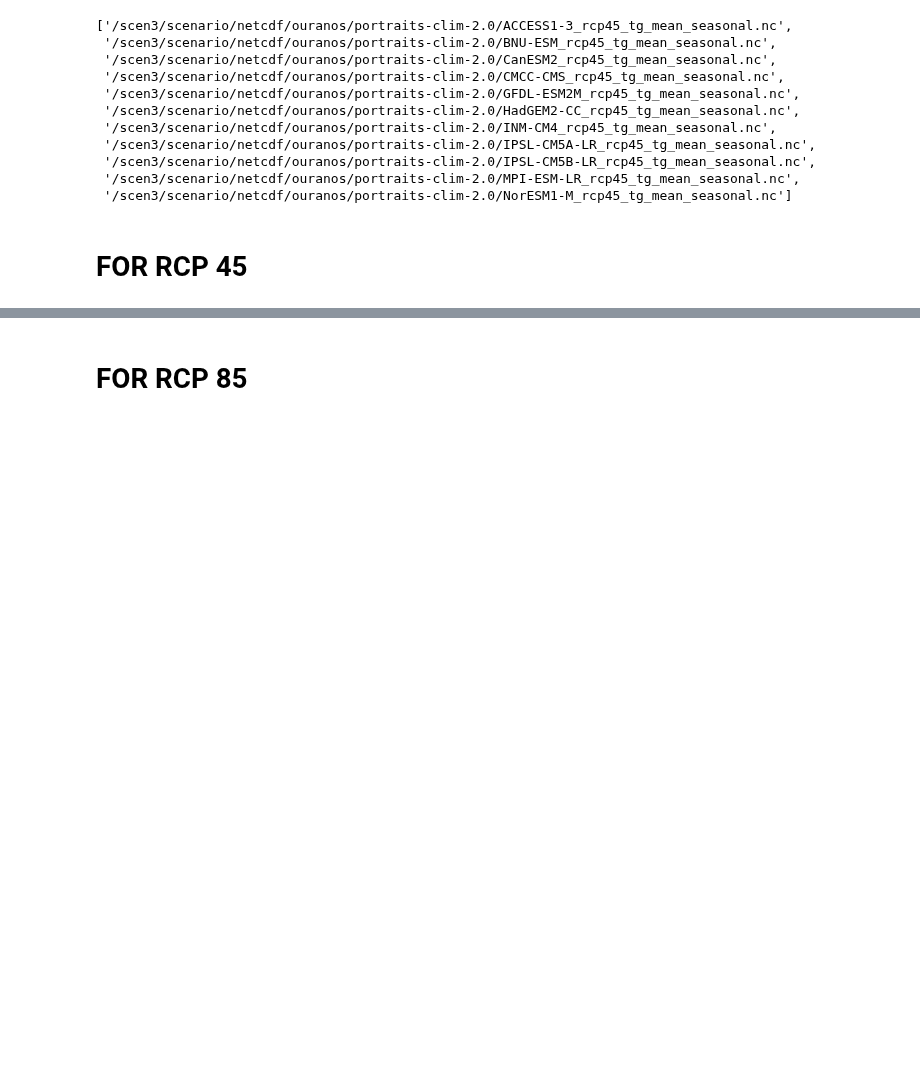
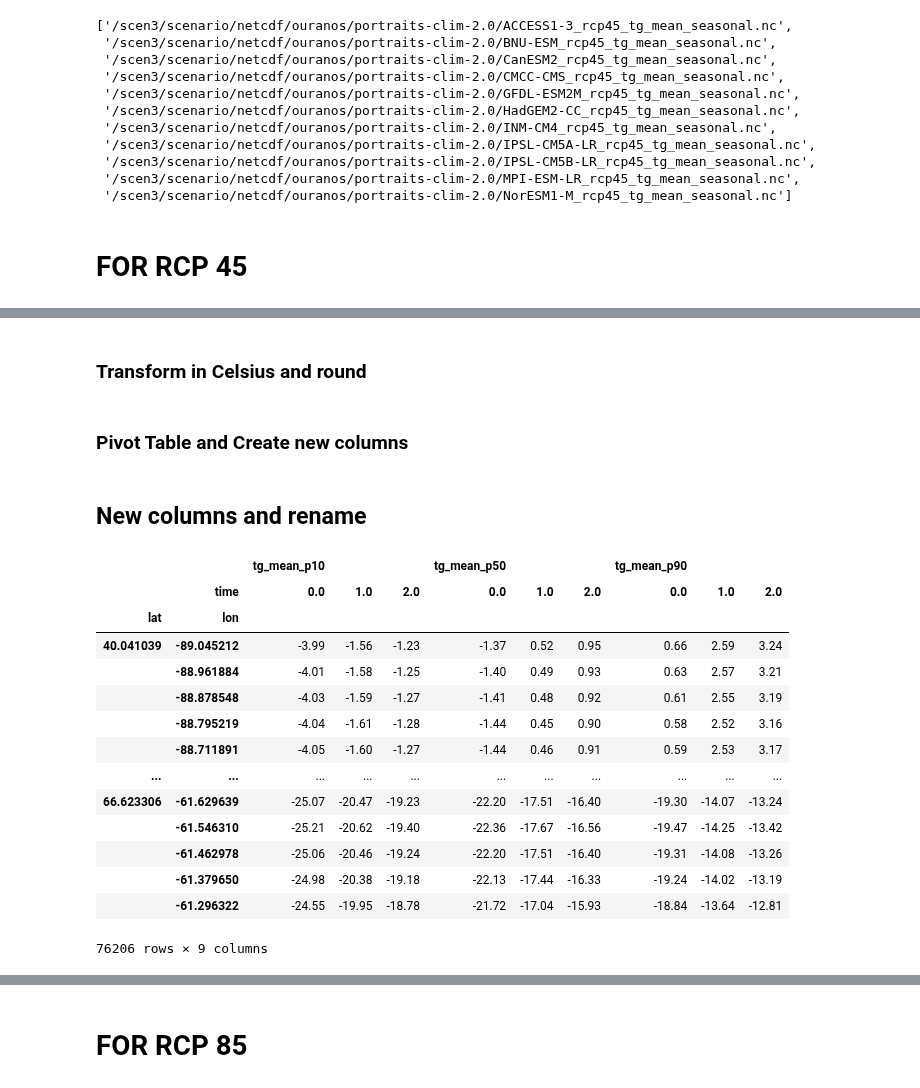
Before and after one commit to marinalopez2110/FistTemplateClimPort, a Jupyter notebook: GeoJson Maps Xclim tg_mean seasonal all regions.ipynb, the cells around one changed output, grey strips where cells are left out. Drawn from its saved outputs; the diff is of its cells as text; code cells hidden in the pictures; blank space fills up the shorter version.

```diff
--- a/GeoJson Maps Xclim tg_mean seasonal all regions.ipynb
+++ b/GeoJson Maps Xclim tg_mean seasonal all regions.ipynb
@@ -307,0 +90,4 @@ df45f
+# %%
+df45 = perc45.to_dataframe()
+df452 = df.reset_index()
+df453 = df2.loc[df2["realization"] == 0].dropna()
@@ -307,0 +100,6 @@ df45f
+# %%
+year_groups = {y:0 for y in range(1980,2011)}
+year_groups.update({y:1 for y in range(2041,2071)})
+year_groups.update({y:2 for y in range(2071,2101)})
+dfp = df453.groupby([df453.time.dt.year.map(year_groups), "lat","lon", "realization"]).mean()
+dfp452 =  dfp.reset_index()
@@ -307,0 +111,39 @@ df45f
+# %% [markdown]
+### Transform in Celsius and round
+# %%
+df45C = dfp452.copy()
+df45C["tg_mean_p10"] = round(df45C["tg_mean_p10"] -273.15,2)
+df45C["tg_mean_p50"] = round(df45C["tg_mean_p50"] -273.15,2)
+df45C["tg_mean_p90"] = round(df45C["tg_mean_p90"] -273.15,2)
+#df45C
+# %% [markdown]
+### Pivot Table and Create new columns
+# %%
+Region1i45 = df45C.drop(columns=["realization"])
+#Region1i45
+# %% [markdown]
+## New columns and rename
+# %%
+df45f = Region1i45.pivot_table(index=["lat","lon"], columns="time")
+print ("DF pivoted")
+df45f.columns = ["winter_"+ year + "rcp45_p"+p
+                     for p in ["10", "50", "90"]
+                     for year in ["hist_","t2050_", "t2080_"]]
+print("Columns renamed")
+#df45f
+# %% [output]
+|  |  | tg_mean_p10 |  |  | tg_mean_p50 |  |  | tg_mean_p90 |  |  |
+|  | time | 0.0 | 1.0 | 2.0 | 0.0 | 1.0 | 2.0 | 0.0 | 1.0 | 2.0 |
+| lat | lon |  |  |  |  |  |  |  |  |  |
+| 40.041039 | -89.045212 | -3.99 | -1.56 | -1.23 | -1.37 | 0.52 | 0.95 | 0.66 | 2.59 | 3.24 |
+|  | -88.961884 | -4.01 | -1.58 | -1.25 | -1.40 | 0.49 | 0.93 | 0.63 | 2.57 | 3.21 |
+|  | -88.878548 | -4.03 | -1.59 | -1.27 | -1.41 | 0.48 | 0.92 | 0.61 | 2.55 | 3.19 |
+|  | -88.795219 | -4.04 | -1.61 | -1.28 | -1.44 | 0.45 | 0.90 | 0.58 | 2.52 | 3.16 |
+|  | -88.711891 | -4.05 | -1.60 | -1.27 | -1.44 | 0.46 | 0.91 | 0.59 | 2.53 | 3.17 |
+| ... | ... | ... | ... | ... | ... | ... | ... | ... | ... | ... |
+| 66.623306 | -61.629639 | -25.07 | -20.47 | -19.23 | -22.20 | -17.51 | -16.40 | -19.30 | -14.07 | -13.24 |
+|  | -61.546310 | -25.21 | -20.62 | -19.40 | -22.36 | -17.67 | -16.56 | -19.47 | -14.25 | -13.42 |
+|  | -61.462978 | -25.06 | -20.46 | -19.24 | -22.20 | -17.51 | -16.40 | -19.31 | -14.08 | -13.26 |
+|  | -61.379650 | -24.98 | -20.38 | -19.18 | -22.13 | -17.44 | -16.33 | -19.24 | -14.02 | -13.19 |
+|  | -61.296322 | -24.55 | -19.95 | -18.78 | -21.72 | -17.04 | -15.93 | -18.84 | -13.64 | -12.81 |
+76206 rows × 9 columns
```
Also changed, not shown: parts of 41 cells of this notebook, 1 other file.
